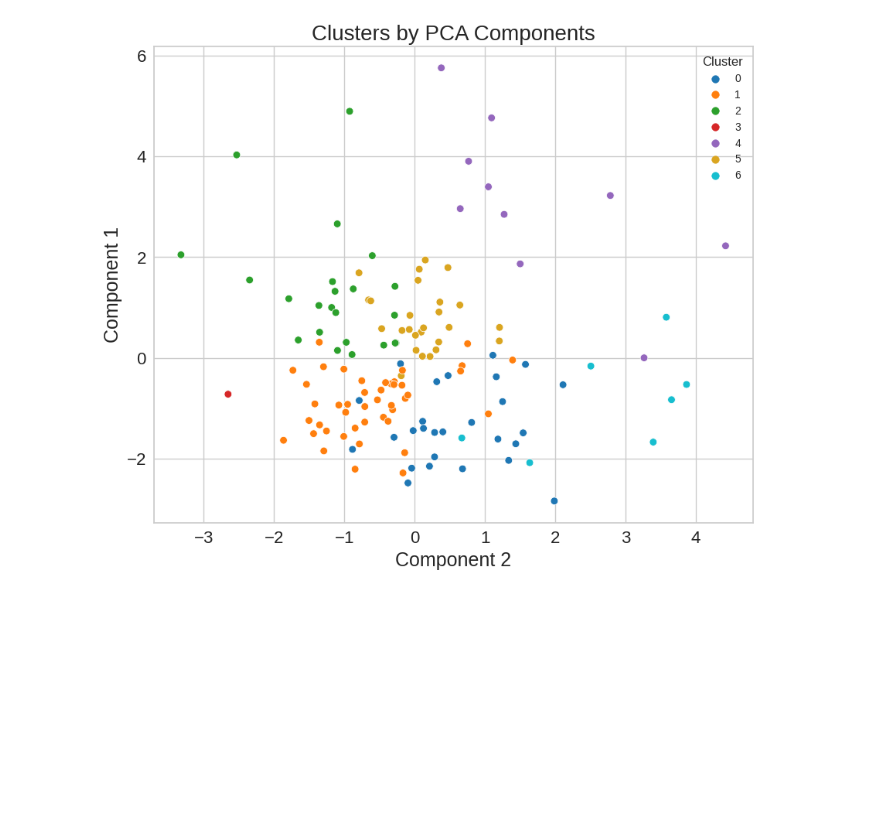
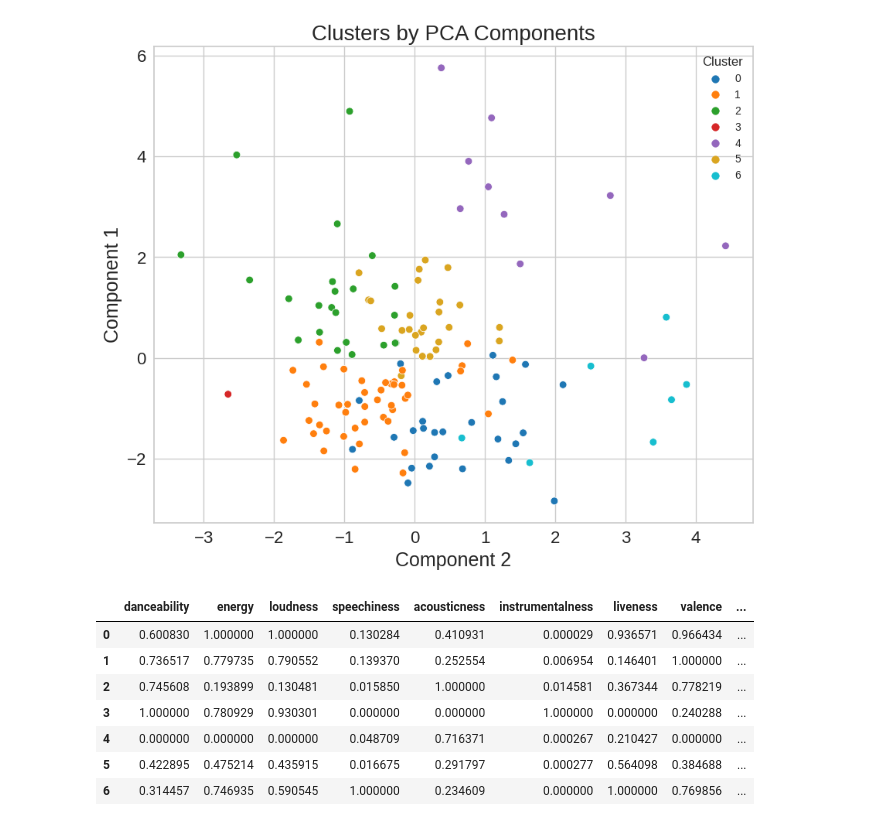
Before and after one commit to INA-95/spotify_api, a Jupyter notebook: Spotify_api_231025.ipynb, the cells around one changed output. Cells and saved outputs as stored; diff of their text form; code cells hidden in the pictures; blank space fills up the shorter version.

```diff
--- a/Spotify_api_231025.ipynb
+++ b/Spotify_api_231025.ipynb
@@ -299,0 +306,15 @@ plt.show()
+# %%
+scaler = preprocessing.MinMaxScaler()
+audio_features_normal = scaler.fit_transform(df)
+audio_features_normal = pd.DataFrame(audio_features_normal)
+audio_features_normal.columns = audio_features_df.columns
+audio_features_normal
+# %% [output]
+|  | danceability | energy | loudness | speechiness | acousticness | instrumentalness | liveness | valence | ... |
+| 0 | 0.600830 | 1.000000 | 1.000000 | 0.130284 | 0.410931 | 0.000029 | 0.936571 | 0.966434 | ... |
+| 1 | 0.736517 | 0.779735 | 0.790552 | 0.139370 | 0.252554 | 0.006954 | 0.146401 | 1.000000 | ... |
+| 2 | 0.745608 | 0.193899 | 0.130481 | 0.015850 | 1.000000 | 0.014581 | 0.367344 | 0.778219 | ... |
+| 3 | 1.000000 | 0.780929 | 0.930301 | 0.000000 | 0.000000 | 1.000000 | 0.000000 | 0.240288 | ... |
+| 4 | 0.000000 | 0.000000 | 0.000000 | 0.048709 | 0.716371 | 0.000267 | 0.210427 | 0.000000 | ... |
+| 5 | 0.422895 | 0.475214 | 0.435915 | 0.016675 | 0.291797 | 0.000277 | 0.564098 | 0.384688 | ... |
+| 6 | 0.314457 | 0.746935 | 0.590545 | 1.000000 | 0.234609 | 0.000000 | 1.000000 | 0.769856 | ... |
```
Also changed, not shown: parts of 10 cells of this notebook.
